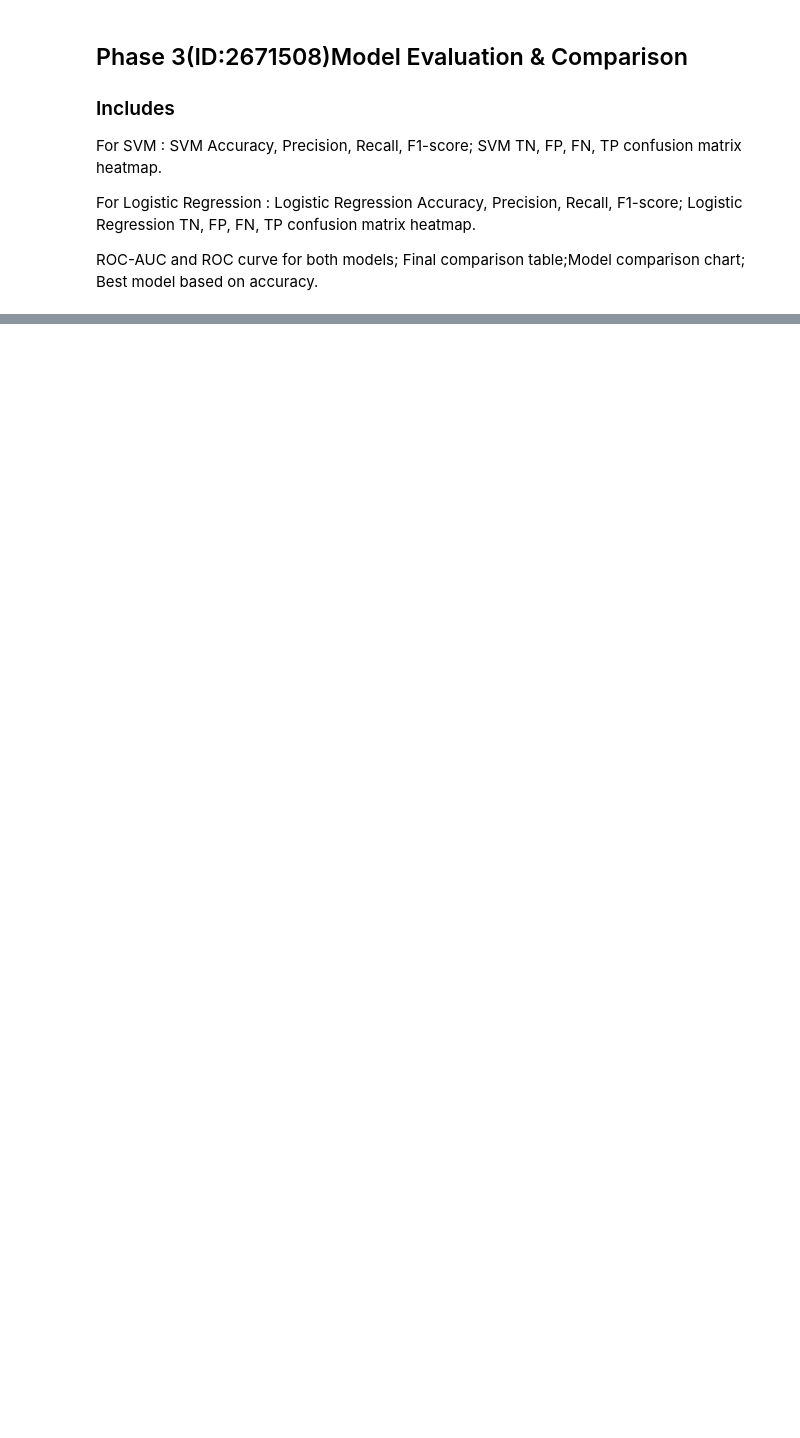
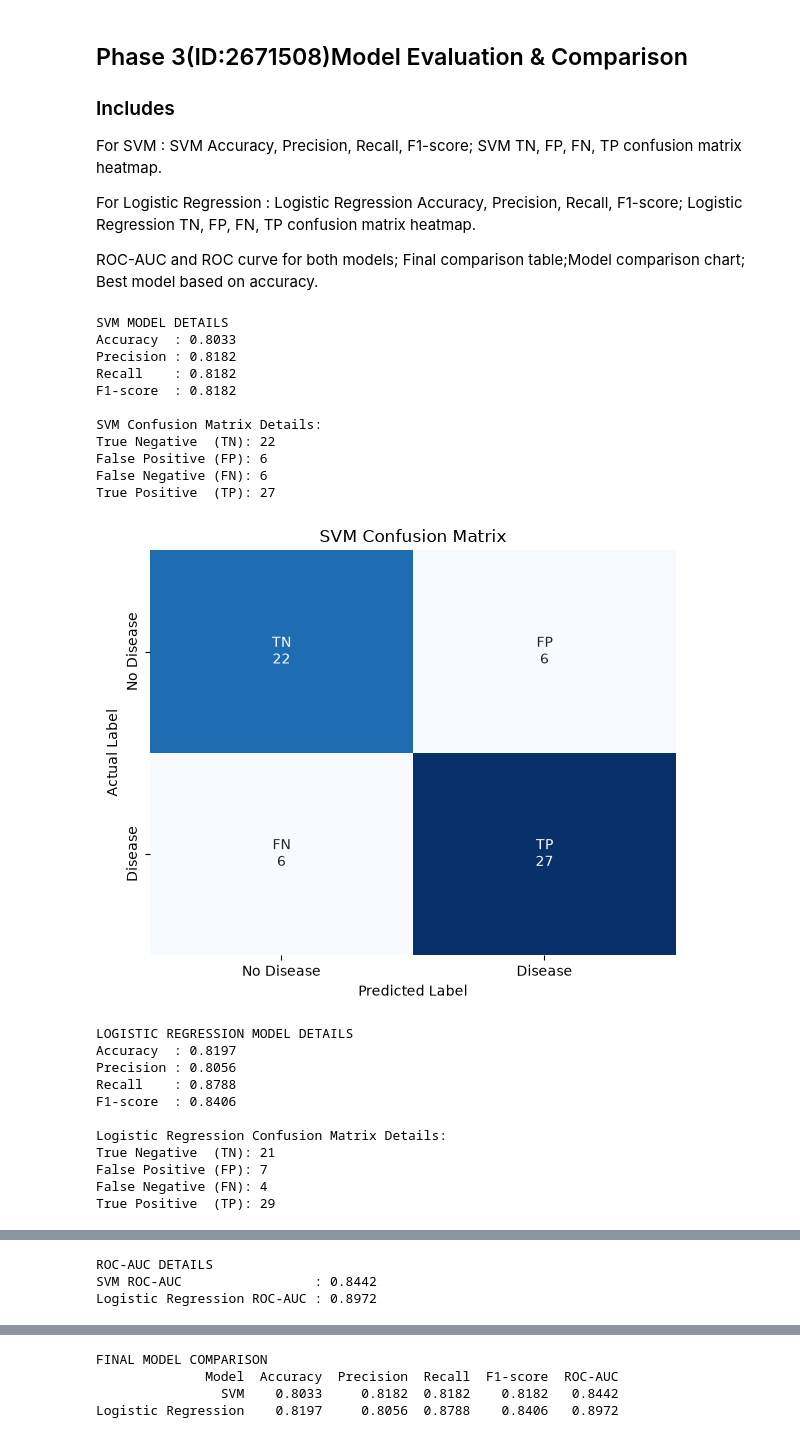
Before and after one commit to Tasnuba190135/2671508_-ICT6700-Special-Study-in-ICT, a Jupyter notebook: Task_1_Disease_Prediction_Using_ML.ipynb, the cells around one changed output, grey strips where cells are left out. Saved outputs shown, nothing was run; the diff lists cells and outputs as text; code cells hidden in the pictures; blank space fills up the shorter version.

```diff
--- a/Task_1_Disease_Prediction_Using_ML.ipynb
+++ b/Task_1_Disease_Prediction_Using_ML.ipynb
@@ -457,7 +514,7 @@ comparison_df = pd.DataFrame({
     ]
 })
 print("\nFINAL MODEL COMPARISON")
-display(comparison_df.round(4))
+print(comparison_df.round(4).to_string(index=False))
 
 comparison_chart = comparison_df.melt(
     id_vars="Model",
@@ -625,30 +682,54 @@ plt.close()
 # Model Comparison Chart
 plt.figure(figsize=(11, 6))
 
 sns.barplot(
     data=comparison_chart,
     x="Metric",
     y="Score",
     hue="Model"
 )
 
 plt.title("Performance Comparison: SVM vs Logistic Regression")
 plt.xlabel("Evaluation Metric")
 plt.ylabel("Score")
 plt.ylim(0, 1)
 plt.legend(title="Model")
 plt.tight_layout()
 
 plt.savefig(
     os.path.join(
         plot_folder,
         "model_performance_comparison.png"
     ),
     dpi=300,
     bbox_inches="tight"
 )
 
 plt.close()
 print("\nSaved Files:")
 for file in os.listdir(plot_folder):
   print("-", file)
+# %% [output]
+SVM MODEL DETAILS
+Accuracy  : 0.8033
+Precision : 0.8182
+Recall    : 0.8182
+F1-score  : 0.8182
+
+SVM Confusion Matrix Details:
+True Negative  (TN): 22
+False Positive (FP): 6
+False Negative (FN): 6
+True Positive  (TP): 27
+[figure, added]
+LOGISTIC REGRESSION MODEL DETAILS
+Accuracy  : 0.8197
+Precision : 0.8056
+Recall    : 0.8788
+F1-score  : 0.8406
+
+Logistic Regression Confusion Matrix Details:
+True Negative  (TN): 21
+False Positive (FP): 7
+False Negative (FN): 4
+True Positive  (TP): 29
@@ -654,0 +737,3 @@ for file in os.listdir(plot_folder):
+ROC-AUC DETAILS
+SVM ROC-AUC                 : 0.8442
+Logistic Regression ROC-AUC : 0.8972
@@ -654,0 +741,4 @@ for file in os.listdir(plot_folder):
+FINAL MODEL COMPARISON
+              Model  Accuracy  Precision  Recall  F1-score  ROC-AUC
+                SVM    0.8033     0.8182  0.8182    0.8182   0.8442
+Logistic Regression    0.8197     0.8056  0.8788    0.8406   0.8972
```
Also changed, not shown: parts of 3 cells of this notebook, 4 other files.
